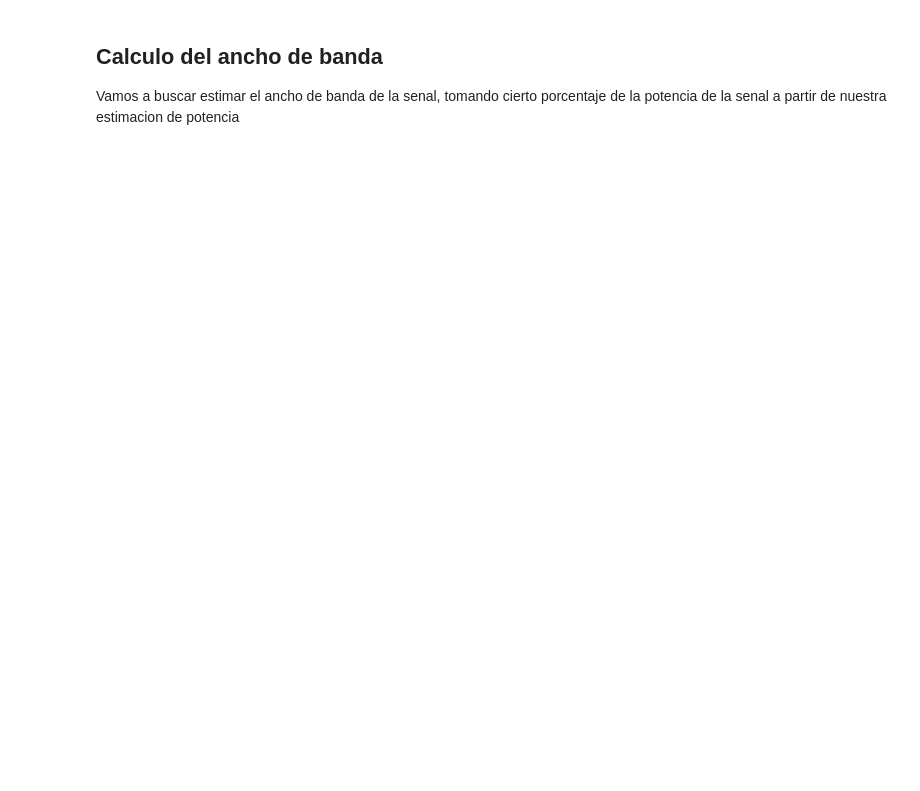
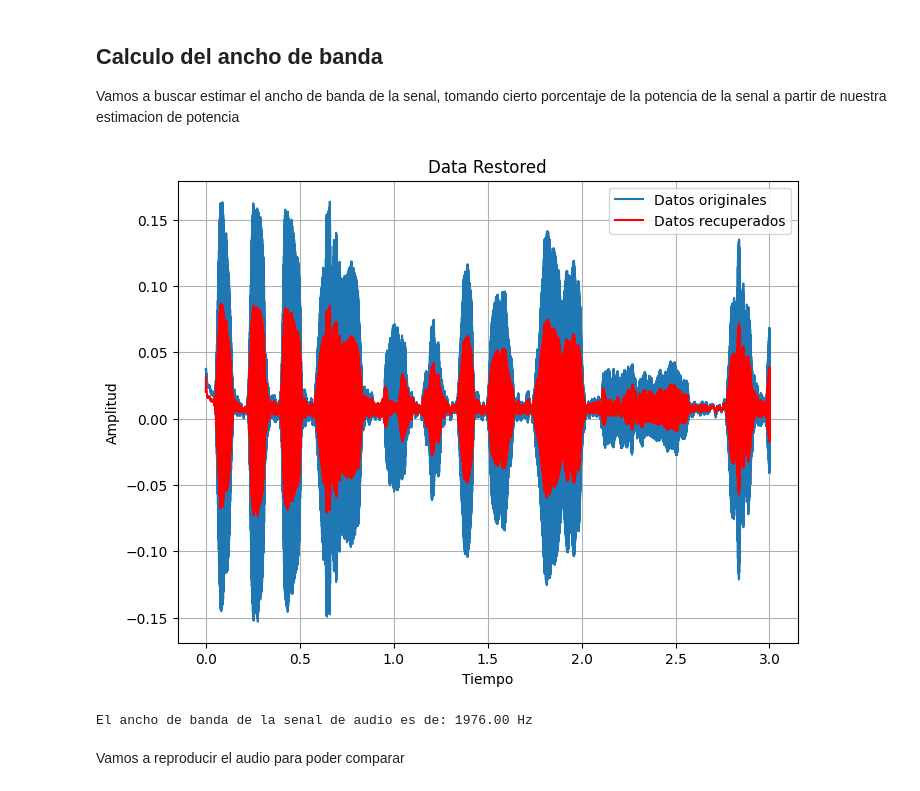
Before and after one commit to manuel-dieguez/DSP, a Jupyter notebook: TS7/Tarea_Semanal_7_Dieguez.ipynb, the cells around one changed output. Cells and saved outputs as stored; diff of their text form; code cells hidden in the pictures; blank space fills up the shorter version.

```diff
--- a/TS7/Tarea_Semanal_7_Dieguez.ipynb
+++ b/TS7/Tarea_Semanal_7_Dieguez.ipynb
@@ -137,29 +195,36 @@ plt.show()
 # %%
 ## Tomamos el BW a partir de Welch
 
-BW_total_pow = 0.7
+BW_total_pow = 0.98
 sumatoria = 0
 
 per_norm = fft_welch/np.sum(np.abs(fft_welch))
 
 for i in range(0,len(fft_welch)):
     sumatoria += np.abs(per_norm[i])
     index_bw = i
     if sumatoria >= BW_total_pow:
         break
 
 BW = freqs_welch[i]
 fft_filter = np.zeros_like(fft_audio)
 fft_filter[:index_bw*w] = fft_audio[:w*index_bw] ## w para reajustar lo que se achico el indice en welch
 
 wav_data_restored =np.fft.ifft(fft_filter)       ## No es el mejor porque transformo el brickwall
 
 plt.figure(6, figsize=(8,6))
 plt.title("Data Restored")
 plt.xlabel("Tiempo")
 plt.ylabel(f"Amplitud")  ## Revisar LaTex
 plt.plot(t, wav_data,label = "Datos originales")
 plt.plot(t,wav_data_restored, color = "red", label = "Datos recuperados")
 plt.legend()
 plt.grid()
 plt.show()
+
+print(f"El ancho de banda de la senal de audio es de: {BW:.2f} Hz")
+# %% [output]
+[figure, added]
+El ancho de banda de la senal de audio es de: 1976.00 Hz
+# %% [markdown]
+Vamos a reproducir el audio para poder comparar
```
Also changed, not shown: parts of 21 cells of this notebook, 1 other file.
